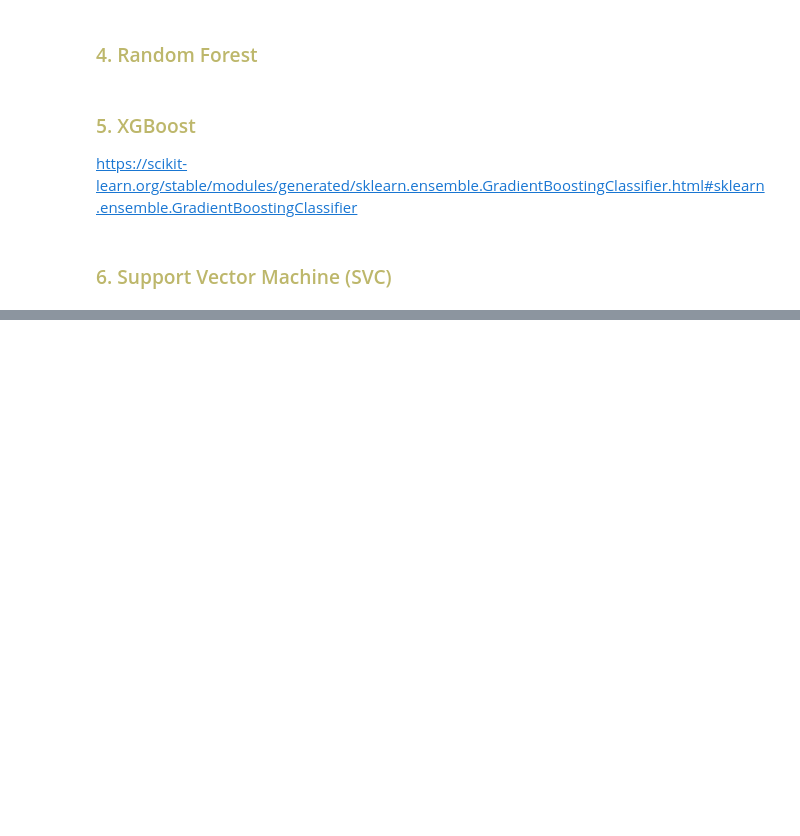
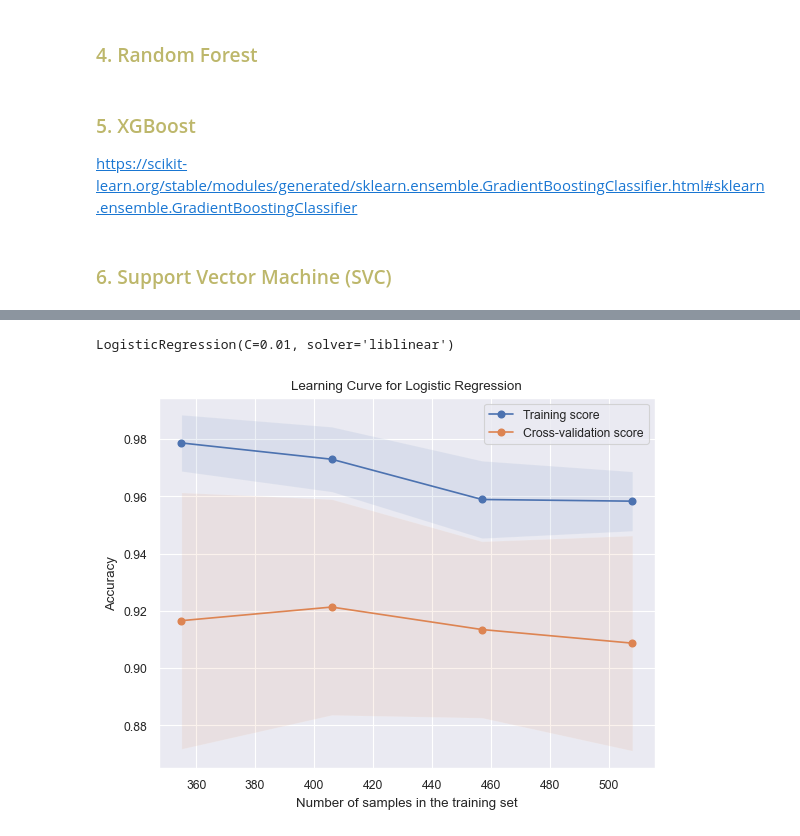
Before and after one commit to yvonnevydao/Credit_Fraud_Detection, a Jupyter notebook: credit_fraud_detection.ipynb, the cells around one changed output, grey strips where cells are left out. Drawn from its saved outputs; the diff is of its cells as text; code cells hidden in the pictures; blank space fills up the shorter version.

Commit message:
Make Learning Curve for Logistic Regression (Under-sampling),  Interpret + Actions suggestion to improve

```diff
--- a/credit_fraud_detection.ipynb
+++ b/credit_fraud_detection.ipynb
@@ -972,0 +1003,68 @@ plt.show()
+# %%
+### TEST ACCURACY SCORE
+### Use 'GridSearchCV' to find BEST PARAMETERS
+
+from sklearn.model_selection import GridSearchCV
+
+## Step 2: Define the hyperparameter grid
+parameters_LR = {
+    'penalty': ['l1', 'l2'],
+    'C': [0.01, 0.1, 1, 1000, 200], # Inverse of regularization strength
+    'solver': ['liblinear'],
+    'max_iter': [100, 200, 500]
+}
+## Step 3: Set up Grid Search with 5-fold Cross-Validation
+GridSearch_LR = GridSearchCV(LogisticRegression(),
+                             parameters_LR,
+                             cv=kf,
+                             scoring='accuracy')
+
+GridSearch_LR.fit(X_train_Under, y_train_Under) # Step 4: fit GridSearch to the trainning data
+
+best_LR = GridSearch_LR.best_estimator_ # Step 5: get the Best Hyperparameter
+# %% [output]
+LogisticRegression(C=0.01, solver='liblinear')
+# %%
+from sklearn.linear_model import LogisticRegression
+from sklearn.model_selection import cross_val_score
+from sklearn.model_selection import KFold
+
+from sklearn.model_selection import learning_curve
+# Define model
+model_LR = LogisticRegression(penalty='l2', solver='liblinear')
+
+# kf
+kf = KFold(n_splits=5, random_state=seed)
+
+# Generate learning curve data
+train_sizes, train_scores, test_scores = learning_curve(model_LR,
+                                                        X_train_Under,
+                                                        y_train_Under,
+                                                        cv=kf,
+                                                        scoring='accuracy',
+                                                        n_jobs=-1,
+                                                        train_sizes=np.linspace(0.1, 1.0, 10))
+# Calculate mean and standard deviation for training and test scores
+train_scores_mean = np.mean(train_scores, axis=1)
+train_scores_std = np.std(train_scores, axis=1)
+test_scores_mean = np.mean(test_scores, axis=1)
+test_scores_std = np.std(test_scores, axis=1)
+
+# Plot learning curve
+#plt.figure()
+plt.title("Learning Curve for Logistic Regression")
+plt.xlabel("Number of samples in the training set")
+plt.ylabel("Accuracy")
+
+# Plot the average training and cross-validation score with standard deviation
+plt.fill_between(train_sizes, train_scores_mean - train_scores_std,
+                 train_scores_mean + train_scores_std, alpha=0.1)
+plt.fill_between(train_sizes, test_scores_mean - test_scores_std,
+                 test_scores_mean + test_scores_std, alpha=0.1)
+plt.plot(train_sizes, train_scores_mean, 'o-', label="Training score")
+plt.plot(train_sizes, test_scores_mean, 'o-', label="Cross-validation score")
+
+plt.legend(loc="best")
+plt.show()
+# %% [output]
+[figure, added]
```
Also changed, not shown: parts of 23 cells of this notebook.
